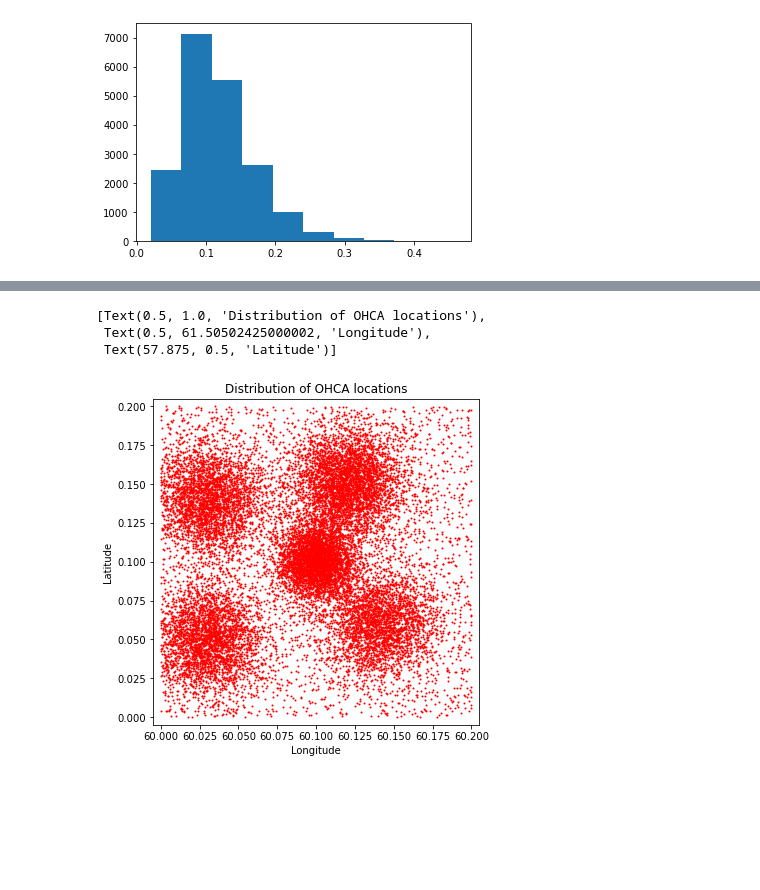
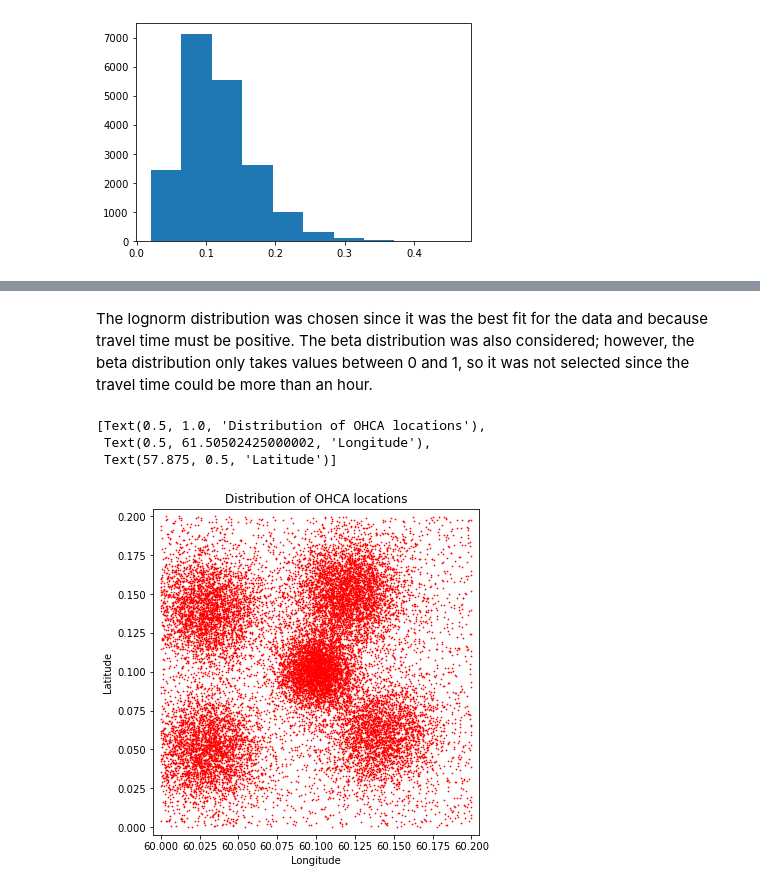
Before and after one commit to margaretquirk7/ORIE4580project, a Jupyter notebook: MQuirkProjectHW1.ipynb, the cells around one changed output, grey strips where cells are left out. Cells and saved outputs as stored; diff of their text form; code cells hidden in the pictures; blank space fills up the shorter version.

```diff
--- a/MQuirkProjectHW1.ipynb
+++ b/MQuirkProjectHW1.ipynb
@@ -79,16 +87,18 @@ f.summary()
+# %% [markdown]
+The lognorm distribution was chosen since it was the best fit for the data and because travel time must be positive. The beta distribution was also considered; however, the beta distribution only takes values between 0 and 1, so it was not selected since the travel time could be more than an hour.
 # %%
 #Q5 scatter plot of the locations of all OHCAs
 geometry = [Point(xy) for xy in zip(amb_df['Lon'],amb_df['Lat'])]
 gdf = GeoDataFrame(amb_df, geometry = geometry)
 world = gpd.read_file(gpd.datasets.get_path('naturalearth_lowres'))
-plotted = gdf.plot(ax=world.plot(figsize=(10,6)),marker='o', color = 'red', markersize=1)
+plotted = gdf.plot(ax=world.plot(figsize=(10,6)),marker='o', color = 'red', markersize=0.5)
 plotted.set_ylim(amb_df['Lat'].min()-0.005, amb_df['Lat'].max()+0.005)
 plotted.set_xlim(amb_df['Lon'].min()-0.005, amb_df['Lon'].max()+0.005)
 plotted.set(title='Distribution of OHCA locations', xlabel='Longitude', ylabel='Latitude')
 # %% [output]
 [Text(0.5, 1.0, 'Distribution of OHCA locations'),
  Text(0.5, 61.50502425000002, 'Longitude'),
  Text(57.875, 0.5, 'Latitude')]
-[figure, old version]
+[figure, new version]
 # %%
 #Q6
```
Also changed, not shown: parts of 8 cells of this notebook.
